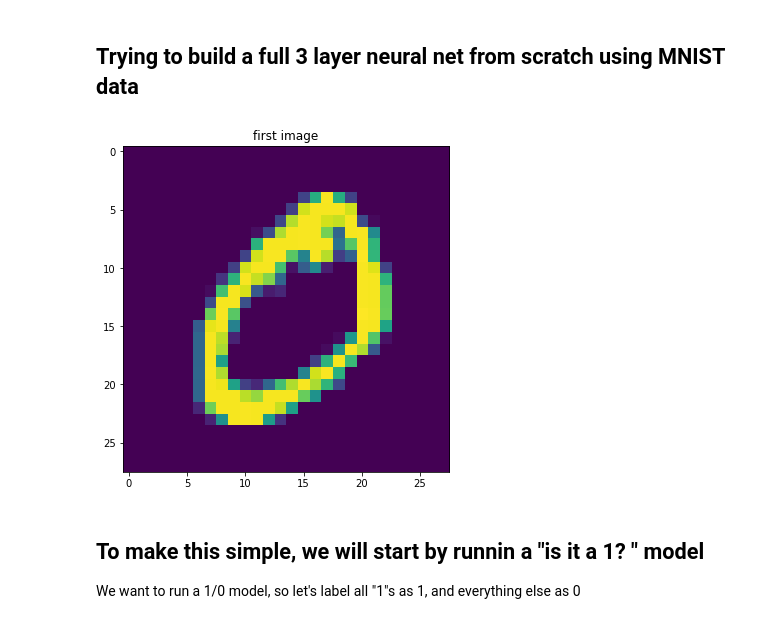
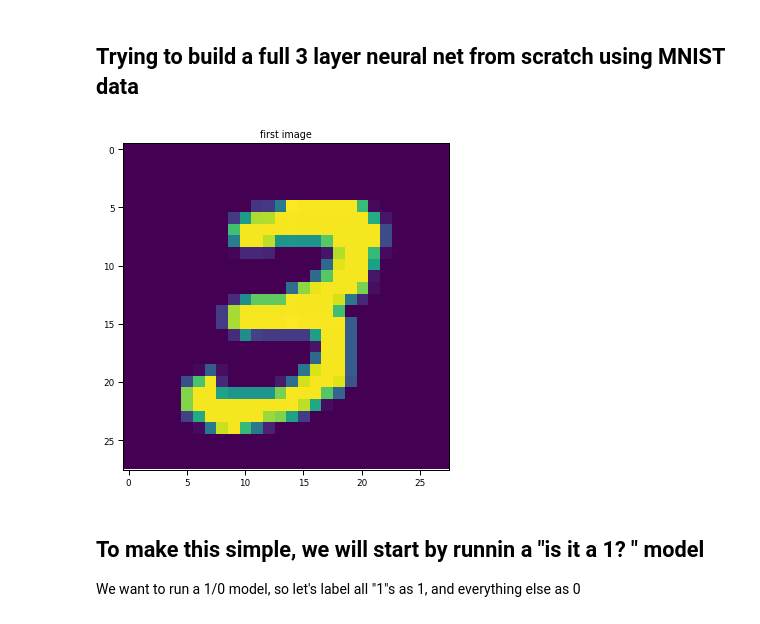
Before and after one commit to jakelourie1502/Neural_network_from_scratch, a Jupyter notebook: mnist_neural_net_from_scratch.ipynb, the cells around one changed output. Saved outputs shown, nothing was run; the diff lists cells and outputs as text; code cells hidden in the pictures.

```diff
--- a/mnist_neural_net_from_scratch.ipynb
+++ b/mnist_neural_net_from_scratch.ipynb
@@ -22,9 +22,9 @@ mnist = tf.keras.datasets.mnist
 # y_train = y_train[0:10000]
 # %%
 #see what an image looks like
-display_image(x_train[1],'first image', size=(6,6))
+display_image(x_train[7],'first image', size=(6,6))
 # %% [output]
-[figure, old version]
+[figure, new version]
 # %% [markdown]
 ## To make this simple, we will start by runnin a "is it a 1? " model
 We want to run a 1/0 model, so let's label all "1"s as 1, and everything else as 0
```
Also changed, not shown: parts of 18 cells of this notebook.
